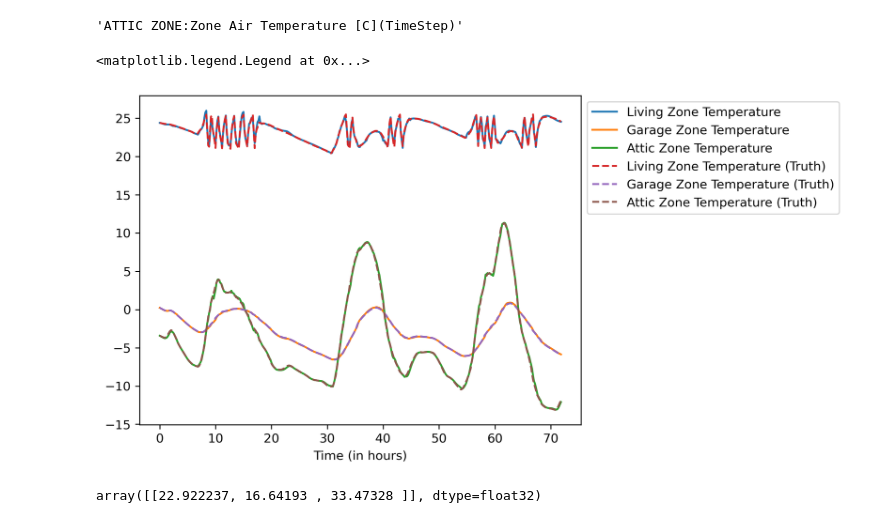
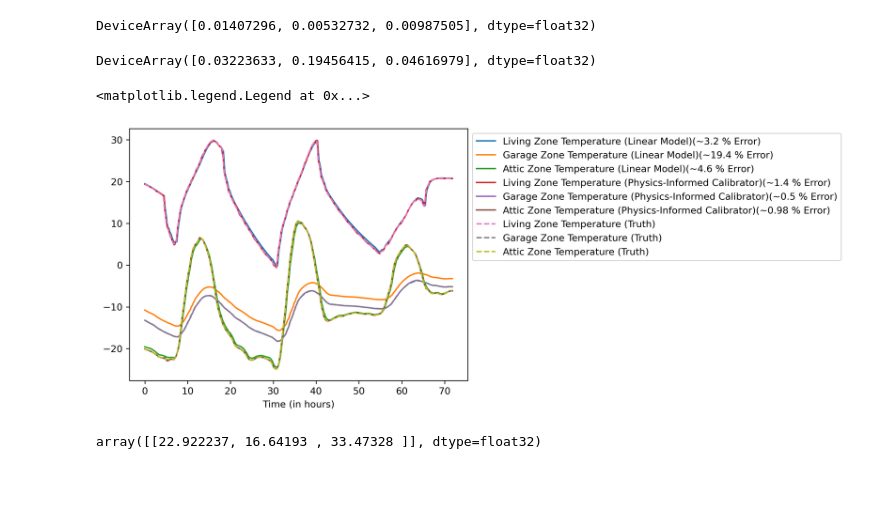
Before and after one commit to Methylamphetamine/CSE23Hackathon, a Jupyter notebook: MLP_reduced.ipynb, the cells around one changed output. Saved outputs shown, nothing was run; the diff lists cells and outputs as text; code cells hidden in the pictures; blank space fills up the shorter version.

Commit message:
Added plots

```diff
--- a/MLP_reduced.ipynb
+++ b/MLP_reduced.ipynb
@@ -134,7 +138,7 @@ class Regression:
         self.params = (params1, params2, params3)
         self.avg_params = self.params
         learning_schedule = optax.cosine_decay_schedule(1e-3, 200000, 1e-5)
-        self.optimizer = optax.adamw(1e-3, weight_decay = 1e-3)
+        self.optimizer = optax.adabelief(1e-3)
         self.opt_state = self.optimizer.init(self.params)
         self.loss_log = []
 
@@ -201,29 +213,43 @@ to_save[2] = jax.tree_map(lambda x: np.array(x), to_save[2])
 with open("jax_pinn.pkl", "wb") as f:
     pickle.dump(to_save, f)
 # %%
-to_save = pickle.load(open("model_reduced.pkl", "rb"))
+to_save = pickle.load(open("jax_pinn.pkl", "rb"))
+# %%
+model.avg_params = jax.tree_map(lambda x: jnp.array(x), to_save[0]), \
+                   jax.tree_map(lambda x: jnp.array(x), to_save[1]), \
+                   jax.tree_map(lambda x: jnp.array(x), to_save[2])
 # %%
-idx = 114
+idx = 12
 X_new = scaler_x.transform(X[432 * idx:432 * (idx + 1)])
 y_pred = scaler_y.inverse_transform(np.array(model.predict(model.avg_params, X_new)))
 # %%
 trans = scaler_x.transform(X)
-# %%
-cols[14]
-# %% [output]
-'ATTIC ZONE:Zone Air Temperature [C](TimeStep)'
+# %%
+jnp.linalg.norm(y_pred - y[432 * idx:432 * (idx + 1)], axis=0) / np.linalg.norm(y[432 * idx:432 * (idx + 1)], axis=0)
+# %% [output]
+DeviceArray([0.01407296, 0.00532732, 0.00987505], dtype=float32)
+# %%
+jnp.linalg.norm(y_linear[432 * idx:432 * (idx + 1)] - y[432 * idx:432 * (idx + 1)], axis=0) / np.linalg.norm(y[432 * idx:432 * (idx + 1)], axis=0)
+# %% [output]
+DeviceArray([0.03223633, 0.19456415, 0.04616979], dtype=float32)
 # %%
 t = np.arange(432) / 144 * 24
 pl.figure(dpi = 300)
+pl.plot(t, y_linear[432 * idx:432 * (idx + 1)])
 pl.plot(t, y_pred)
 pl.plot(t, y[432 * idx:432 * (idx + 1)], '--')
 pl.xlabel('Time (in hours)')
-pl.legend(['Living Zone Temperature', 'Garage Zone Temperature', 'Attic Zone Temperature',
+pl.legend(['Living Zone Temperature (Linear Model)(~3.2 % Error)',
+           'Garage Zone Temperature (Linear Model)(~19.4 % Error)',
+           'Attic Zone Temperature (Linear Model)(~4.6 % Error)',
+           'Living Zone Temperature (Physics-Informed Calibrator)(~1.4 % Error)',
+           'Garage Zone Temperature (Physics-Informed Calibrator)(~0.5 % Error)',
+           'Attic Zone Temperature (Physics-Informed Calibrator)(~0.98 % Error)',
            'Living Zone Temperature (Truth)', 'Garage Zone Temperature (Truth)', 'Attic Zone Temperature (Truth)'],
           bbox_to_anchor=(1, 1))
 # %% [output]
 <matplotlib.legend.Legend at 0x...>
-[figure, old version]
+[figure, new version]
 # %%
 # W1 = model.avg_params[0][0]
 
```
Also changed, not shown: parts of 12 cells of this notebook, 3 other files.
